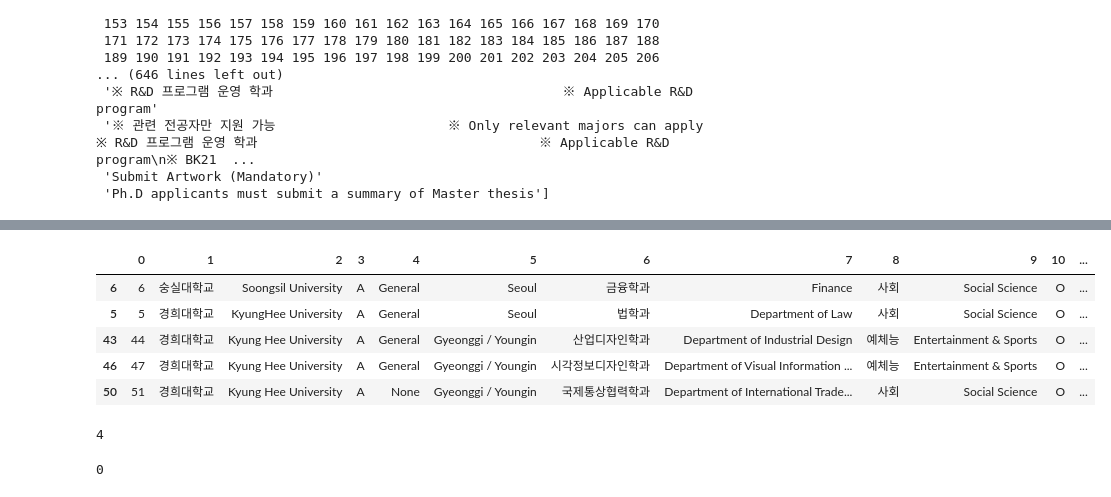
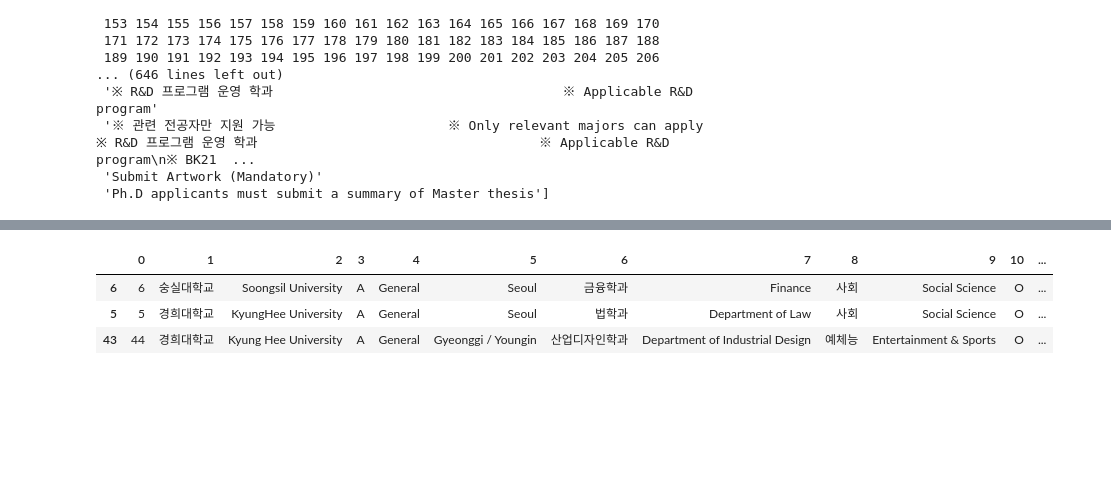
Before and after one commit to JASorianoHernandez/gks24_UniversityDataInformationProject, a Jupyter notebook: GKS24_Univeristies_DataInformation.ipynb, the cells around one changed output, grey strips where cells are left out. Drawn from its saved outputs; the diff is of its cells as text; code cells hidden in the pictures; blank space fills up the shorter version.

```diff
--- a/GKS24_Univeristies_DataInformation.ipynb
+++ b/GKS24_Univeristies_DataInformation.ipynb
@@ -215,18 +170,8 @@ no_master.head()
 # %%
 no_doctoral = df_concat.loc[(df_concat[14] == 'X') & ( (df_concat[10] != 'O') | (df_concat[10] != '○') ) & ( (df_concat[10] != 'X') | (df_concat[14] != 'X') )]
-no_doctoral.head()
+no_doctoral.head(3)
 # %% [output]
 |  | 0 | 1 | 2 | 3 | 4 | 5 | 6 | 7 | 8 | 9 | 10 | ... |
 | 6 | 6 | 숭실대학교 | Soongsil University | A | General | Seoul | 금융학과 | Finance | 사회 | Social Science | O | ... |
 | 5 | 5 | 경희대학교 | KyungHee University | A | General | Seoul | 법학과 | Department of Law | 사회 | Social Science | O | ... |
 | 43 | 44 | 경희대학교 | Kyung Hee University | A | General | Gyeonggi / Youngin | 산업디자인학과 | Department of Industrial Design | 예체능 | Entertainment & Sports | O | ... |
-| 46 | 47 | 경희대학교 | Kyung Hee University | A | General | Gyeonggi / Youngin | 시각정보디자인학과 | Department of Visual Information ... | 예체능 | Entertainment & Sports | O | ... |
-| 50 | 51 | 경희대학교 | Kyung Hee University | A | None | Gyeonggi / Youngin | 국제통상협력학과 | Department of International Trade... | 사회 | Social Science | O | ... |
-# %%
-df_concat[0].isnull().sum()
-# %% [output]
-4
-# %%
-df_concat[1].isnull().sum()
-# %% [output]
-0
```
Also changed, not shown: parts of 32 cells of this notebook.
